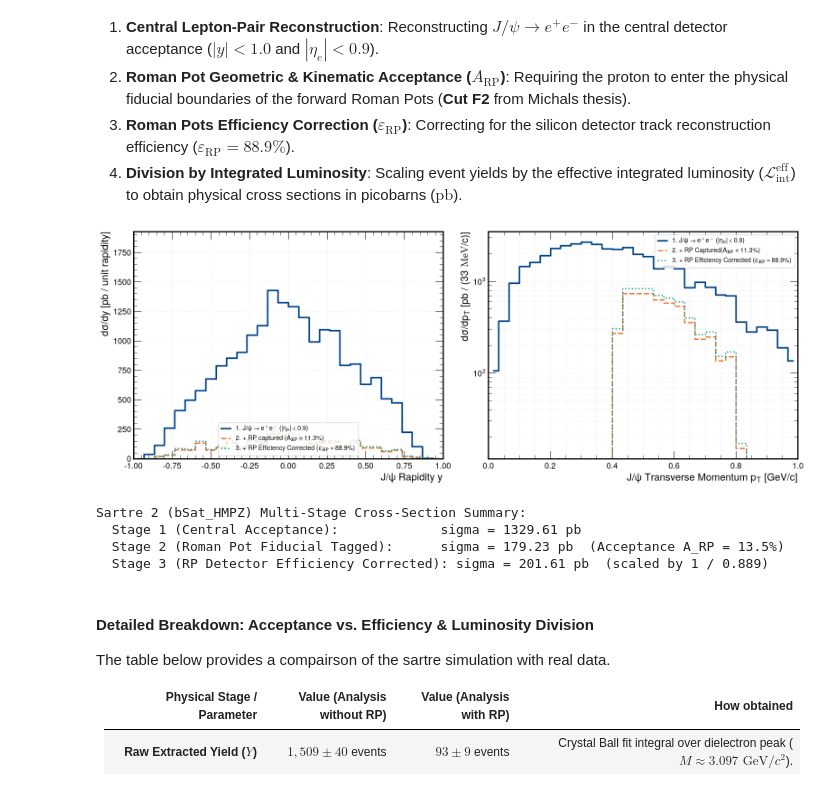
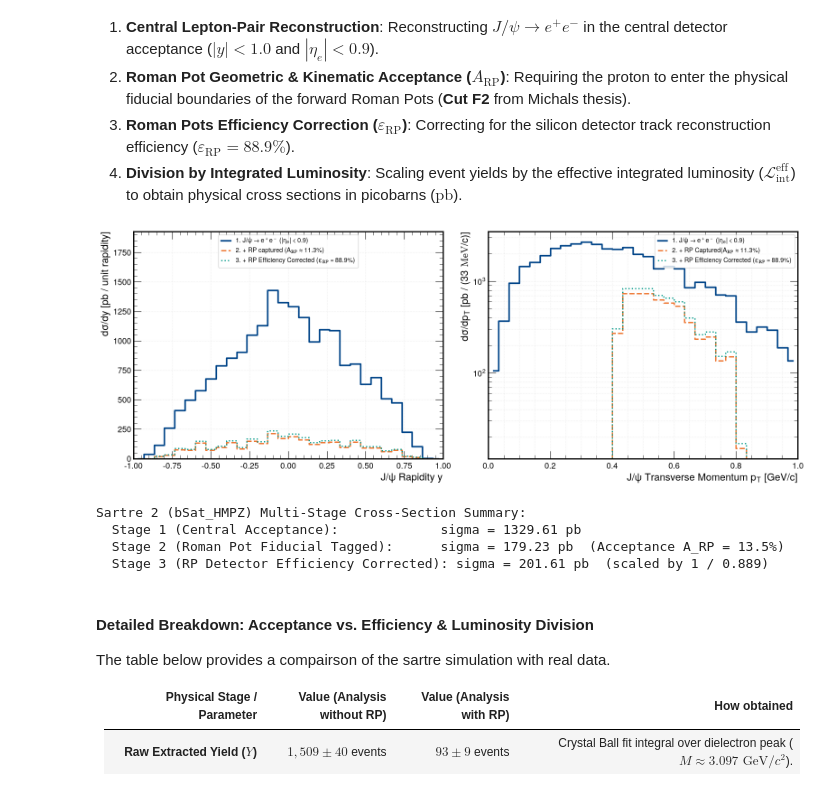
Before and after one commit to TheLittleRock/sartrepp, a Jupyter notebook: book/06_sartre_simulation_and_analysis_benchmarks.ipynb, the cells around one changed output. Saved outputs shown, nothing was run; the diff lists cells and outputs as text; code cells hidden in the pictures.

```diff
--- a/book/06_sartre_simulation_and_analysis_benchmarks.ipynb
+++ b/book/06_sartre_simulation_and_analysis_benchmarks.ipynb
@@ -959,7 +959,7 @@ ax_y.step(c_y, (h_tag_y * norm_y_b) / eps_rp, where='mid', color='#009988', lw=2
 
 ax_y.set_xlabel(r'$J/\psi$ Rapidity $y$')
 ax_y.set_ylabel(r'$d\sigma / dy$ [pb / unit rapidity]')
-ax_y.legend(loc='lower center', frameon=True, fontsize=10)
+ax_y.legend(loc='upper center', frameon=True, fontsize=10)
 ax_y.grid(True, alpha=0.3)
 ax_y.set_xlim(-1.0, 1.0)
 ax_y.set_ylim(0, np.max(h_cent_y * norm_y_b) * 1.35)
@@ -978,34 +978,34 @@ ax_pt.step(c_pt, h_cent_pt * norm_pt_b, where='mid', color='#004488', lw=2.5,
            label=r'1. $J/\psi \rightarrow e^+e^-$ ($|\eta_e| < 0.9$)')
 
 # Stage 2: Geometric & Kinematic RP Acceptance (Cut F2)
 ax_pt.step(c_pt, h_tag_pt * norm_pt_b, where='mid', color='#EE7733', lw=2.2, ls='--',
            label=r'2. + RP Captured($A_{\mathrm{RP}} \approx 11.3\%$)')
 
 # Stage 3: Roman Pot Detector Efficiency Corrected (scaled by 1 / eps_RP)
 ax_pt.step(c_pt, (h_tag_pt * norm_pt_b) / eps_rp, where='mid', color='#009988', lw=2.0, ls=':',
            label=r'3. + RP Efficiency Corrected ($\varepsilon_{\mathrm{RP}} = 88.9\%$)')
 
 ax_pt.set_yscale('log')
 ax_pt.set_xlabel(r'$J/\psi$ Transverse Momentum $p_T$ [GeV/$c$]')
 ax_pt.set_ylabel(r'$d\sigma / dp_T$ [pb / ($33\text{ MeV}/c$)]')
 ax_pt.legend(loc='upper right', frameon=True, fontsize=10)
 ax_pt.grid(True, which='both', alpha=0.3)
 ax_pt.set_xlim(0.0, 1.0)
 
 plt.tight_layout()
 plt.show()
 
 # Numerical cross-section integrals
 int_cent_b = np.sum(h_cent_y) * (sigma_ee_bsat_pb / N_bsat)
 int_tag_b  = np.sum(h_tag_y) * (sigma_ee_bsat_pb / N_bsat)
 int_corr_b = int_tag_b / eps_rp
 
 print("Sartre 2 (bSat_HMPZ) Multi-Stage Cross-Section Summary:")
 print(f"  Stage 1 (Central Acceptance):             sigma = {int_cent_b:.2f} pb")
 print(f"  Stage 2 (Roman Pot Fiducial Tagged):      sigma = {int_tag_b:.2f} pb  (Acceptance A_RP = {100.0*int_tag_b/int_cent_b:.1f}%)")
 print(f"  Stage 3 (RP Detector Efficiency Corrected): sigma = {int_corr_b:.2f} pb  (scaled by 1 / 0.889)")
 # %% [output]
-[figure, old version]
+[figure, new version]
 Sartre 2 (bSat_HMPZ) Multi-Stage Cross-Section Summary:
   Stage 1 (Central Acceptance):             sigma = 1329.61 pb
   Stage 2 (Roman Pot Fiducial Tagged):      sigma = 179.23 pb  (Acceptance A_RP = 13.5%)
```
